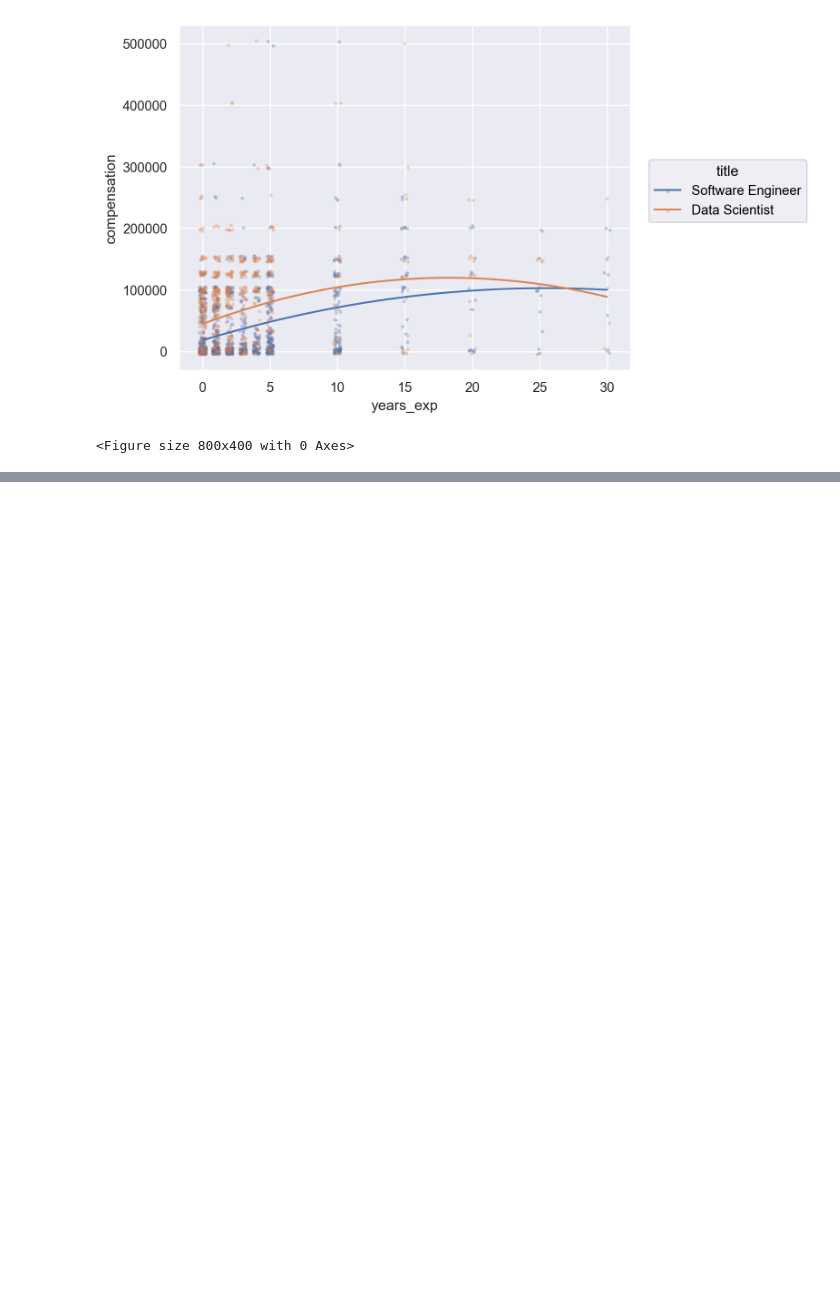
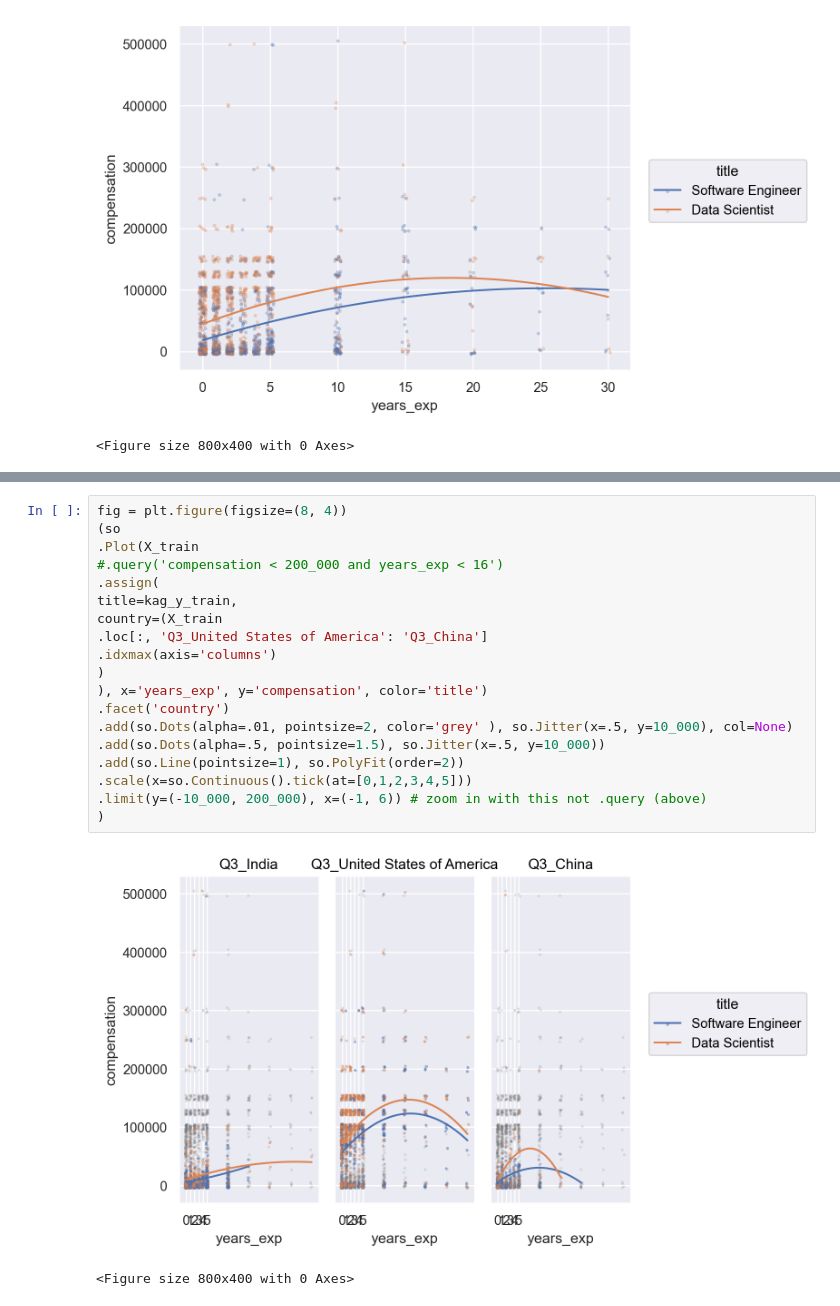
Before and after one commit to mackomarcin82/XGBoost, a Jupyter notebook: XGB2.ipynb, the cells around one changed output, grey strips where cells are left out. Drawn from its saved outputs; the diff is of its cells as text; blank space fills up the shorter version.

```diff
--- a/XGB2.ipynb
+++ b/XGB2.ipynb
@@ -375,0 +429,22 @@ fig = plt.figure(figsize=(8, 4))
+# %%
+fig = plt.figure(figsize=(8, 4))
+(so
+.Plot(X_train
+#.query('compensation < 200_000 and years_exp < 16')
+.assign(
+title=kag_y_train,
+country=(X_train
+.loc[:, 'Q3_United States of America': 'Q3_China']
+.idxmax(axis='columns')
+)
+), x='years_exp', y='compensation', color='title')
+.facet('country')
+.add(so.Dots(alpha=.01, pointsize=2, color='grey' ), so.Jitter(x=.5, y=10_000), col=None)
+.add(so.Dots(alpha=.5, pointsize=1.5), so.Jitter(x=.5, y=10_000))
+.add(so.Line(pointsize=1), so.PolyFit(order=2))
+.scale(x=so.Continuous().tick(at=[0,1,2,3,4,5]))
+.limit(y=(-10_000, 200_000), x=(-1, 6)) # zoom in with this not .query (above)
+)
+# %% [output]
+[figure, added]
+<Figure size 800x400 with 0 Axes>
```
Also changed, not shown: parts of 3 cells of this notebook.
